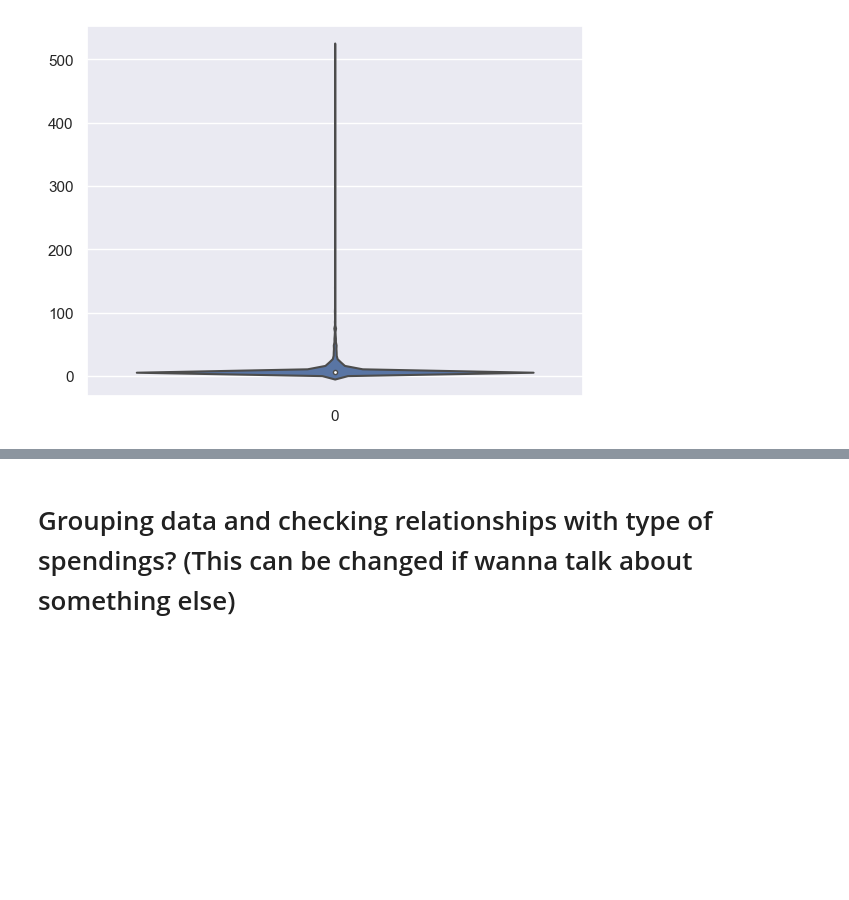
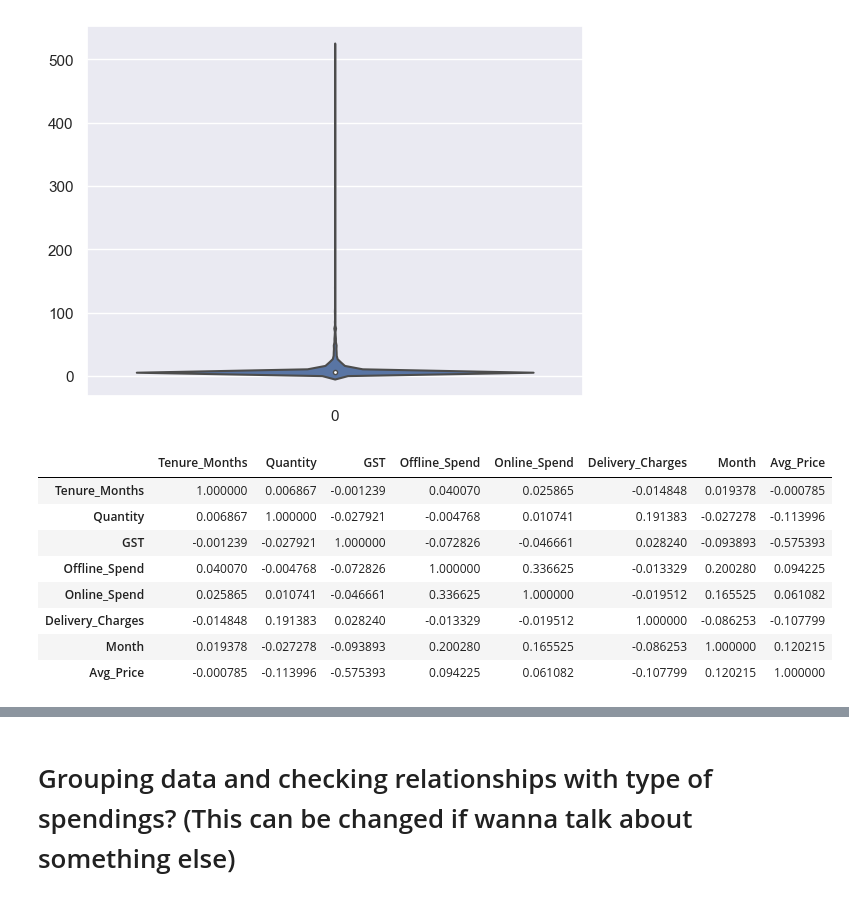
Before and after one commit to Yeesbae/SC1015_MiniProject, a Jupyter notebook: Project.ipynb, the cells around one changed output, grey strips where cells are left out. Saved outputs shown, nothing was run; the diff lists cells and outputs as text; code cells hidden in the pictures; blank space fills up the shorter version.

```diff
--- a/Project.ipynb
+++ b/Project.ipynb
@@ -202,3 +202,17 @@ sb.violinplot(data = df['Delivery_Charges'])
 # %% [output]
 <Axes: >
 [figure]
+# %%
+datacorr=pd.DataFrame(data[["Tenure_Months","Quantity","GST","Offline_Spend","Online_Spend","Delivery_Charges","Month","Avg_Price"]])
+datacorr.corr()
+#Tenure_Months	Quantity	Avg_Price	Delivery_Charges	GST	Offline_Spend	Online_Spend	Month	Discount_pct
+# %% [output]
+|  | Tenure_Months | Quantity | GST | Offline_Spend | Online_Spend | Delivery_Charges | Month | Avg_Price |
+| Tenure_Months | 1.000000 | 0.006867 | -0.001239 | 0.040070 | 0.025865 | -0.014848 | 0.019378 | -0.000785 |
+| Quantity | 0.006867 | 1.000000 | -0.027921 | -0.004768 | 0.010741 | 0.191383 | -0.027278 | -0.113996 |
+| GST | -0.001239 | -0.027921 | 1.000000 | -0.072826 | -0.046661 | 0.028240 | -0.093893 | -0.575393 |
+| Offline_Spend | 0.040070 | -0.004768 | -0.072826 | 1.000000 | 0.336625 | -0.013329 | 0.200280 | 0.094225 |
+| Online_Spend | 0.025865 | 0.010741 | -0.046661 | 0.336625 | 1.000000 | -0.019512 | 0.165525 | 0.061082 |
+| Delivery_Charges | -0.014848 | 0.191383 | 0.028240 | -0.013329 | -0.019512 | 1.000000 | -0.086253 | -0.107799 |
+| Month | 0.019378 | -0.027278 | -0.093893 | 0.200280 | 0.165525 | -0.086253 | 1.000000 | 0.120215 |
+| Avg_Price | -0.000785 | -0.113996 | -0.575393 | 0.094225 | 0.061082 | -0.107799 | 0.120215 | 1.000000 |
```
Also changed, not shown: parts of 1 cell of this notebook.
